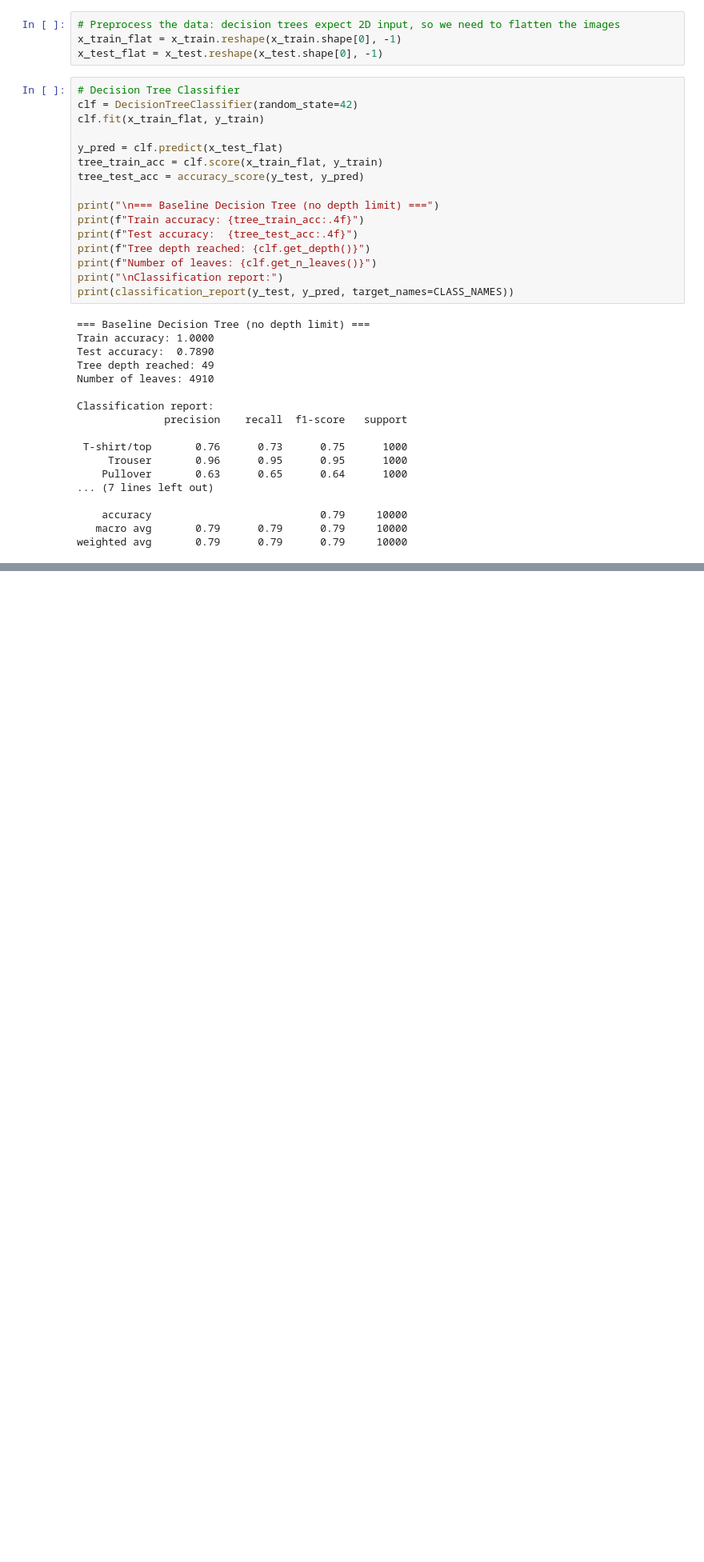
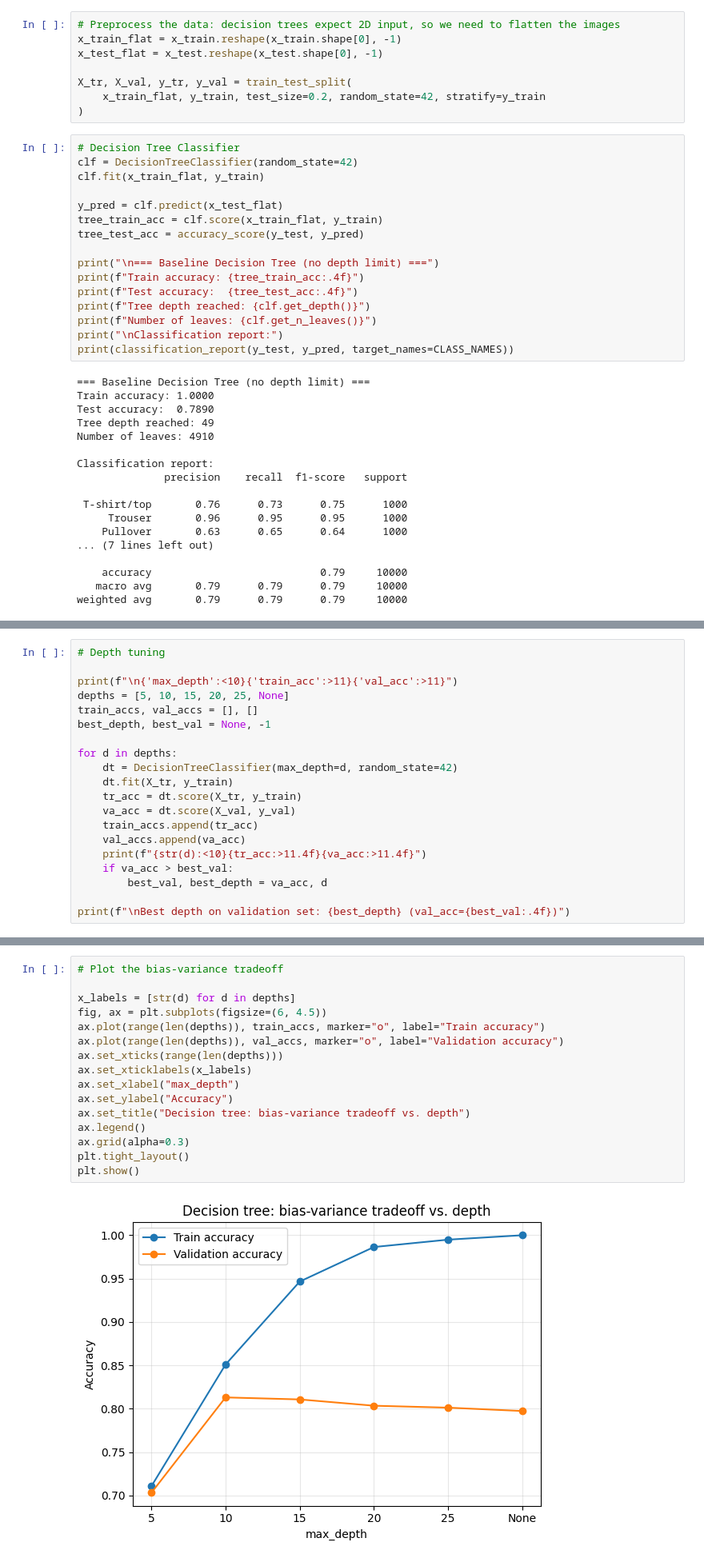
Before and after one commit to NJMiels013/MLA2.0, a Jupyter notebook: MLA_project_code.ipynb, the cells around one changed output, grey strips where cells are left out. Shown at 80% size. Drawn from its saved outputs; the diff is of its cells as text; blank space fills up the shorter version.

```diff
--- a/MLA_project_code.ipynb
+++ b/MLA_project_code.ipynb
@@ -32,6 +27,10 @@ CLASS_NAMES = [
 # Preprocess the data: decision trees expect 2D input, so we need to flatten the images
 x_train_flat = x_train.reshape(x_train.shape[0], -1)
 x_test_flat = x_test.reshape(x_test.shape[0], -1)
+
+X_tr, X_val, y_tr, y_val = train_test_split(
+    x_train_flat, y_train, test_size=0.2, random_state=42, stratify=y_train
+)
 # %%
 # Decision Tree Classifier
 clf = DecisionTreeClassifier(random_state=42)
@@ -68,0 +80,20 @@ weighted avg       0.79      0.79      0.79     10000
+# %%
+# Depth tuning
+
+print(f"\n{'max_depth':<10}{'train_acc':>11}{'val_acc':>11}")
+depths = [5, 10, 15, 20, 25, None]
+train_accs, val_accs = [], []
+best_depth, best_val = None, -1
+
+for d in depths:
+    dt = DecisionTreeClassifier(max_depth=d, random_state=42)
+    dt.fit(X_tr, y_train)
+    tr_acc = dt.score(X_tr, y_train)
+    va_acc = dt.score(X_val, y_val)
+    train_accs.append(tr_acc)
+    val_accs.append(va_acc)
+    print(f"{str(d):<10}{tr_acc:>11.4f}{va_acc:>11.4f}")
+    if va_acc > best_val:
+        best_val, best_depth = va_acc, d
+
+print(f"\nBest depth on validation set: {best_depth} (val_acc={best_val:.4f})")
@@ -68,0 +110,18 @@ weighted avg       0.79      0.79      0.79     10000
+# %%
+# Plot the bias-variance tradeoff
+
+x_labels = [str(d) for d in depths]
+fig, ax = plt.subplots(figsize=(6, 4.5))
+ax.plot(range(len(depths)), train_accs, marker="o", label="Train accuracy")
+ax.plot(range(len(depths)), val_accs, marker="o", label="Validation accuracy")
+ax.set_xticks(range(len(depths)))
+ax.set_xticklabels(x_labels)
+ax.set_xlabel("max_depth")
+ax.set_ylabel("Accuracy")
+ax.set_title("Decision tree: bias-variance tradeoff vs. depth")
+ax.legend()
+ax.grid(alpha=0.3)
+plt.tight_layout()
+plt.show()
+# %% [output]
+[figure, added]
```
Also changed, not shown: parts of 11 cells of this notebook.
